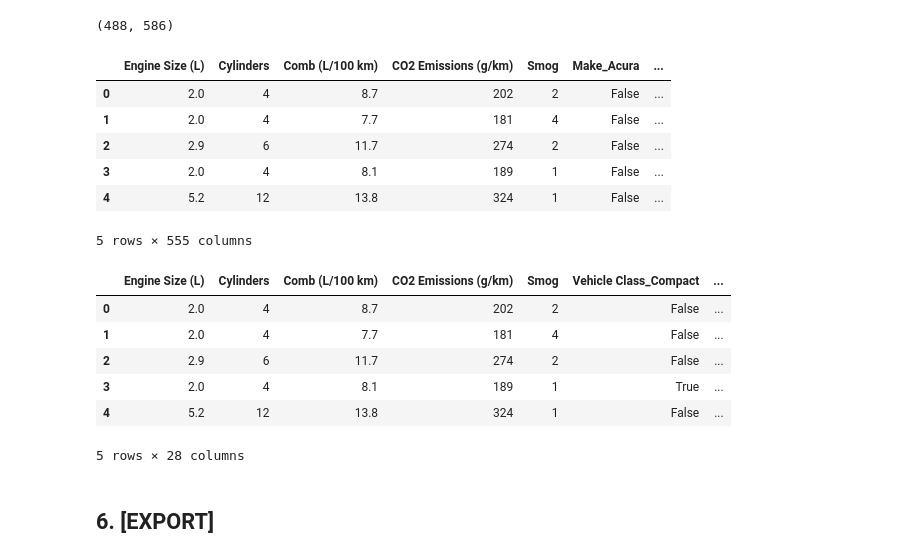
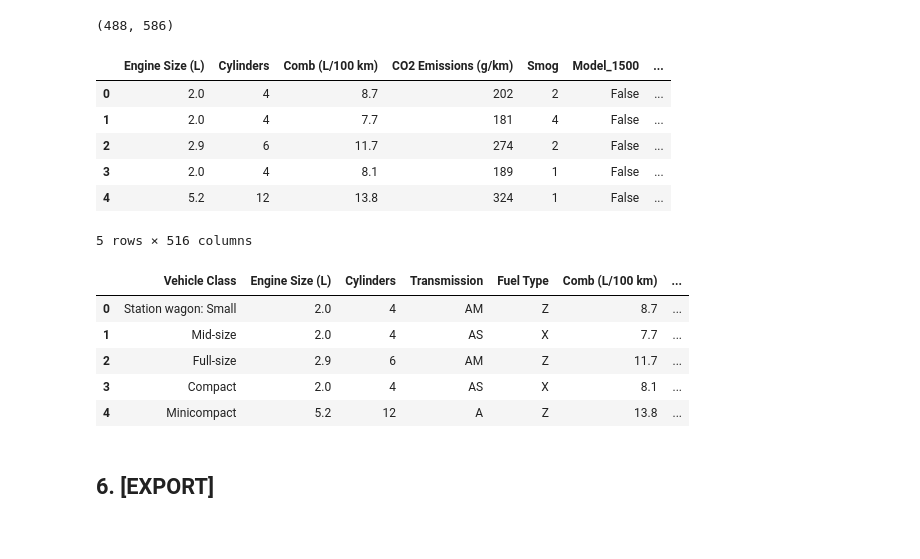
Before and after one commit to Kraslo/APAU_SMOG_PREDICTION_3RDGROUP, a Jupyter notebook: codigo/preprocessing.ipynb, the cells around one changed output. Cells and saved outputs as stored; diff of their text form; code cells hidden in the pictures.

```diff
--- a/codigo/preprocessing.ipynb
+++ b/codigo/preprocessing.ipynb
@@ -159,5 +161,5 @@ Also, note that we have city and road consumption columns, and also a column dis
 Finally, we will also drop ID, as it is completely uncorrelated to the Smog column, thus innecesary for training data.
 # %%
-train.drop(columns=['id','Fuel Consumption City (L/100 km)', 'Hwy (L/100 km)'], inplace=True)
+train.drop(columns=['id','Make','Fuel Consumption City (L/100 km)', 'Hwy (L/100 km)'], inplace=True)
 train.head()
 # %% [output]
@@ -204,28 +206,27 @@ len(train['Model'].unique()), len(train.drop_duplicates())
 # %% [output]
 (488, 586)
 # %%
-train_no_model_make = train.drop(columns=['Model', 'Make'])
+train_no_model = train.drop(columns=['Model'])
 train = pd.get_dummies(train)
-train_no_model_make = pd.get_dummies(train_no_model_make)
+train_no_model_make = pd.get_dummies(train_no_model)
 train.head()
 # %% [output]
-|  | Engine Size (L) | Cylinders | Comb (L/100 km) | CO2 Emissions (g/km) | Smog | Make_Acura | ... |
+|  | Engine Size (L) | Cylinders | Comb (L/100 km) | CO2 Emissions (g/km) | Smog | Model_1500 | ... |
 | 0 | 2.0 | 4 | 8.7 | 202 | 2 | False | ... |
 | 1 | 2.0 | 4 | 7.7 | 181 | 4 | False | ... |
 | 2 | 2.9 | 6 | 11.7 | 274 | 2 | False | ... |
 | 3 | 2.0 | 4 | 8.1 | 189 | 1 | False | ... |
 | 4 | 5.2 | 12 | 13.8 | 324 | 1 | False | ... |
-5 rows × 555 columns
+5 rows × 516 columns
 # %%
-train_no_model_make.head()
+train_no_model.head()
 # %% [output]
-|  | Engine Size (L) | Cylinders | Comb (L/100 km) | CO2 Emissions (g/km) | Smog | Vehicle Class_Compact | ... |
-| 0 | 2.0 | 4 | 8.7 | 202 | 2 | False | ... |
-| 1 | 2.0 | 4 | 7.7 | 181 | 4 | False | ... |
-| 2 | 2.9 | 6 | 11.7 | 274 | 2 | False | ... |
-| 3 | 2.0 | 4 | 8.1 | 189 | 1 | True | ... |
-| 4 | 5.2 | 12 | 13.8 | 324 | 1 | False | ... |
+|  | Vehicle Class | Engine Size (L) | Cylinders | Transmission | Fuel Type | Comb (L/100 km) | ... |
+| 0 | Station wagon: Small | 2.0 | 4 | AM | Z | 8.7 | ... |
+| 1 | Mid-size | 2.0 | 4 | AS | X | 7.7 | ... |
+| 2 | Full-size | 2.9 | 6 | AM | Z | 11.7 | ... |
+| 3 | Compact | 2.0 | 4 | AS | X | 8.1 | ... |
+| 4 | Minicompact | 5.2 | 12 | A | Z | 13.8 | ... |
-5 rows × 28 columns
 # %% [markdown]
 ## 6. [EXPORT]
 # %%
```
Also changed, not shown: parts of 4 cells of this notebook.
